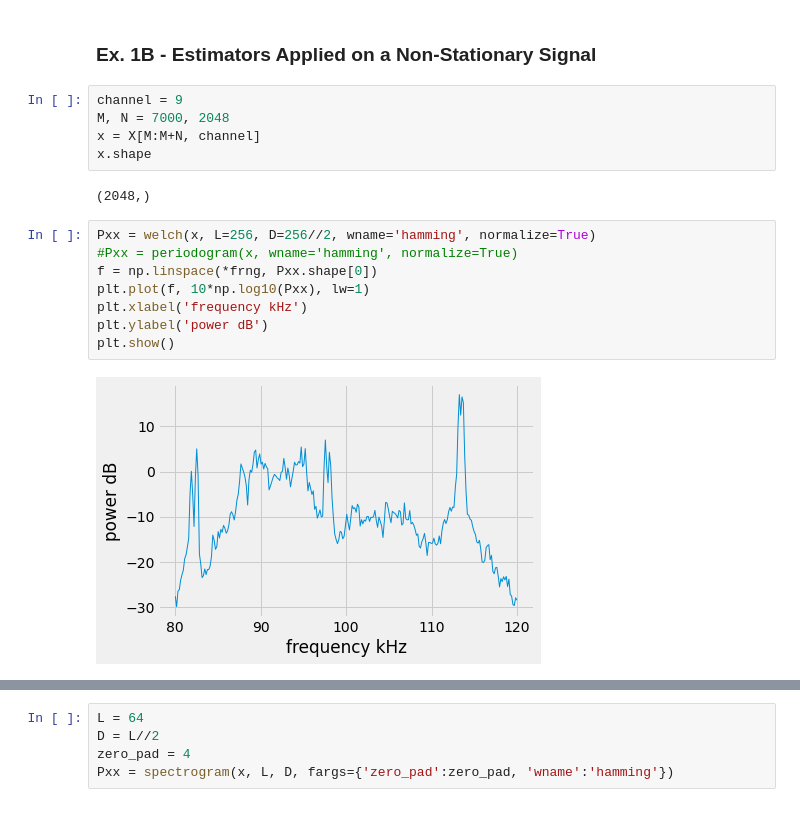
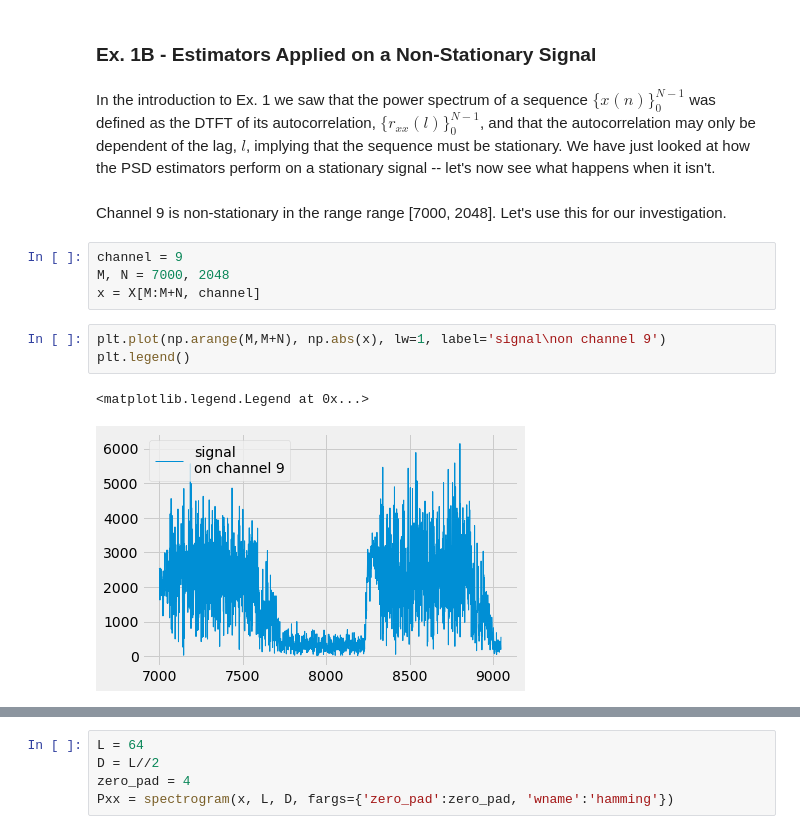
Before and after one commit to fonstelien/INF4480, a Jupyter notebook: project3/project3.ipynb, the cells around one changed output, grey strips where cells are left out. Cells and saved outputs as stored; diff of their text form.

```diff
--- a/project3/project3.ipynb
+++ b/project3/project3.ipynb
@@ -580,20 +580,17 @@ plt.show()
 [figure]
 # %% [markdown]
 ### Ex. 1B - Estimators Applied on a Non-Stationary Signal
+# %% [markdown]
+In the introduction to Ex. 1 we saw that the power spectrum of a sequence $\{x(n)\}_{0}^{N-1}$ was defined as the DTFT of its autocorrelation, $\{r_{xx}(l)\}_{0}^{N-1}$, and that the autocorrelation may only be dependent of the lag, $l$, implying that the sequence must be stationary. We have just looked at how the PSD estimators perform on a stationary signal -- let's now see what happens when it isn't.
+# %% [markdown]
+Channel 9 is non-stationary in the range range [7000, 2048]. Let's use this for our investigation.
 # %%
 channel = 9
 M, N = 7000, 2048
 x = X[M:M+N, channel]
-x.shape
-# %% [output]
-(2048,)
-# %%
-Pxx = welch(x, L=256, D=256//2, wname='hamming', normalize=True)
-#Pxx = periodogram(x, wname='hamming', normalize=True)
-f = np.linspace(*frng, Pxx.shape[0])
-plt.plot(f, 10*np.log10(Pxx), lw=1)
-plt.xlabel('frequency kHz')
-plt.ylabel('power dB')
-plt.show()
-# %% [output]
-[figure, removed]
+# %%
+plt.plot(np.arange(M,M+N), np.abs(x), lw=1, label='signal\non channel 9')
+plt.legend()
+# %% [output]
+<matplotlib.legend.Legend at 0x...>
+[figure, added]
```
Also changed, not shown: parts of 33 cells of this notebook.
